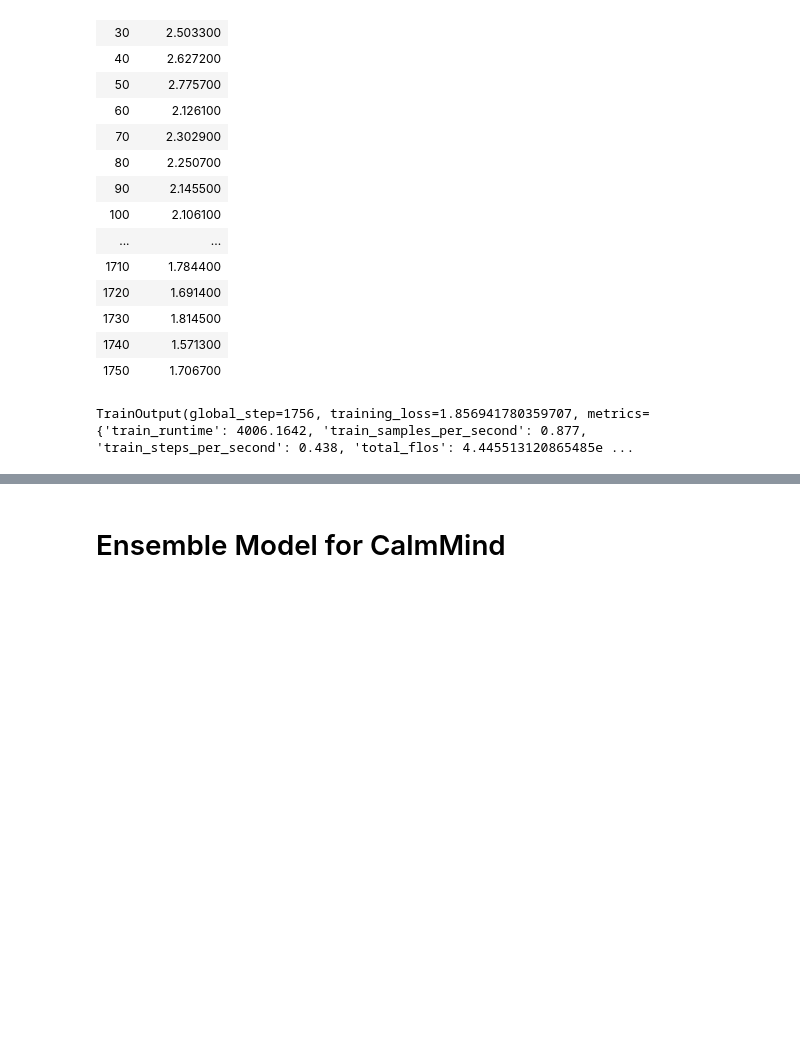
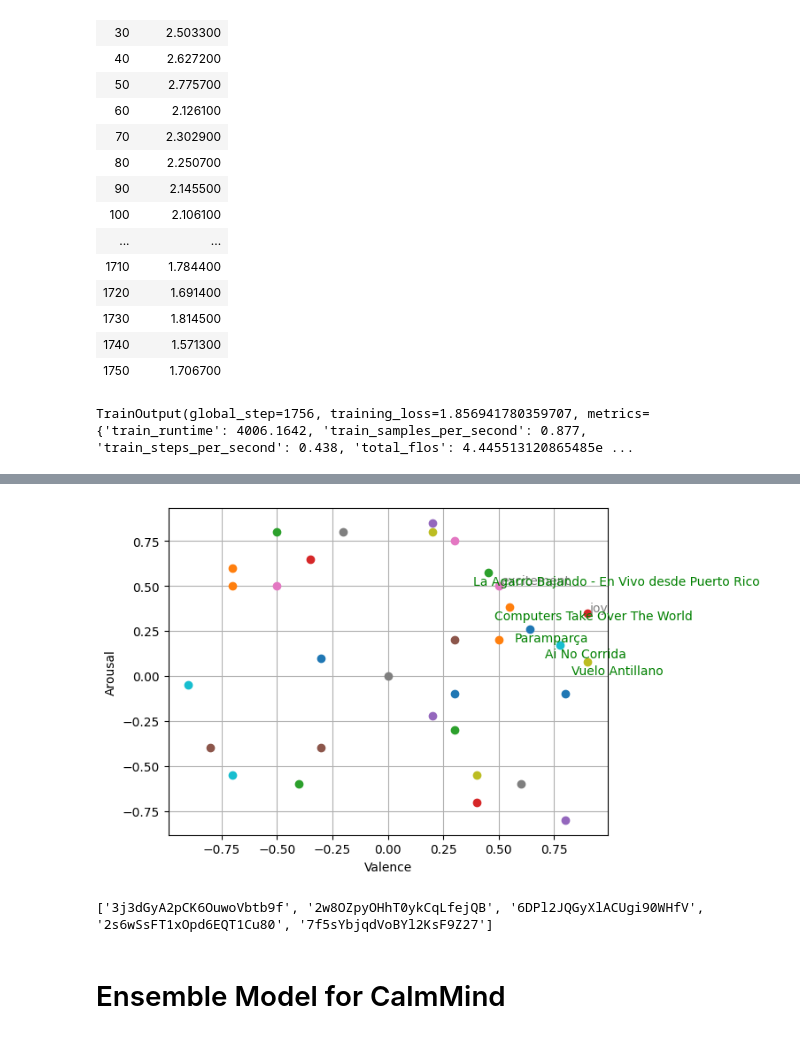
Before and after one commit to suinkangme/CalmMind-WAI-HACK-Canada, a Jupyter notebook: Therapy_LLM.ipynb, the cells around one changed output, grey strips where cells are left out. Saved outputs shown, nothing was run; the diff lists cells and outputs as text; code cells hidden in the pictures; blank space fills up the shorter version.

```diff
--- a/Therapy_LLM.ipynb
+++ b/Therapy_LLM.ipynb
@@ -289,0 +711,33 @@ def stream(user_prompt):
+# %%
+#Plot Valence Arousal Map
+import matplotlib.pyplot as plt
+list_keys = list(emotion_map.keys())
+for i in range(0,len(list_keys)):
+  x = emotion_map[list_keys[i]]['VA'][0]
+  y = emotion_map[list_keys[i]]['VA'][1]
+  plt.plot(x,y, marker = 'o',label = list_keys[i])
+  if list_keys[i] in [emotion, emotion_map[emotion]['target']]:
+    plt.annotate(list_keys[i], (x + 0.01, y+ 0.01), color = 'grey')
+
+for i in range(0, len(Playlist)):
+  x = (Playlist[i]['valence']  *2) -1
+  y = ((Playlist[i]['energy']**2)*2)-1
+  plt.plot(x,y, marker = 'o',label = Playlist[i]['track_name'] )
+  plt.annotate(Playlist[i]['track_name'] , (x - 0.07, y- 0.07), color = 'green')
+
+
+plt.xlabel('Valence')
+plt.ylabel('Arousal')
+plt.grid(True, which='both')
+plt.show()
+# %% [output]
+[figure, added]
+# %%
+#Create List of Uris
+uris = []
+for i in range(0,len(Playlist)):
+  uris.append(Playlist[i]['track_id'])
+
+print(uris)
+# %% [output]
+['3j3dGyA2pCK6OuwoVbtb9f', '2w8OZpyOHhT0ykCqLfejQB', '6DPl2JQGyXlACUgi90WHfV', '2s6wSsFT1xOpd6EQT1Cu80', '7f5sYbjqdVoBYl2KsF9Z27']
```
Also changed, not shown: parts of 38 cells of this notebook.
